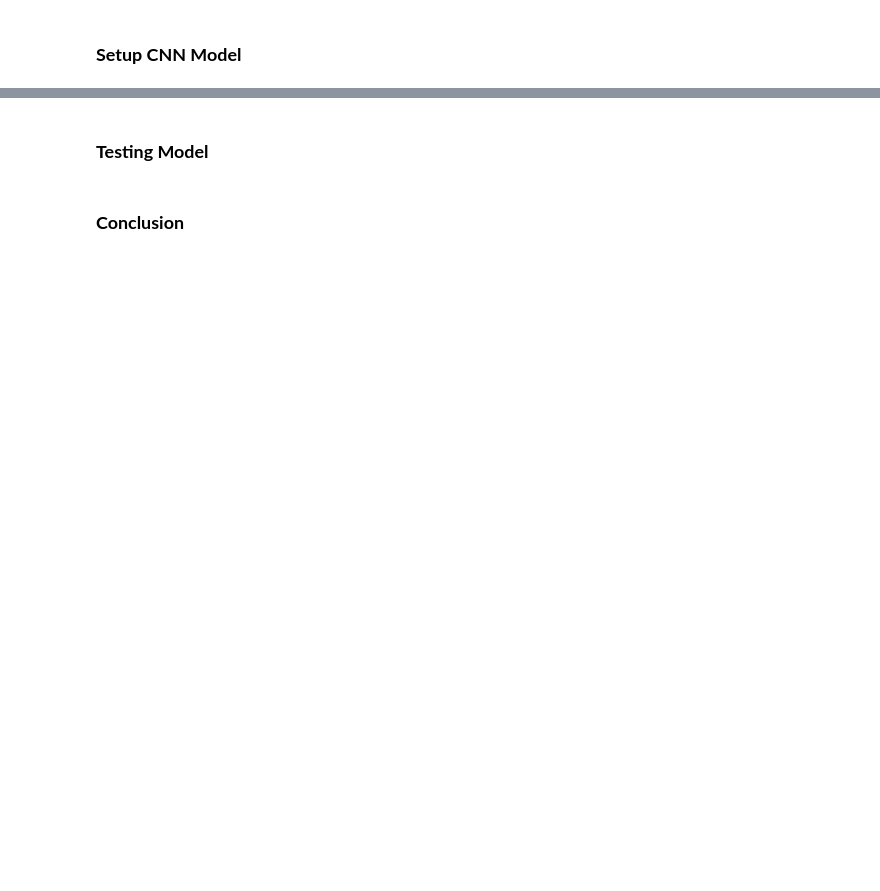
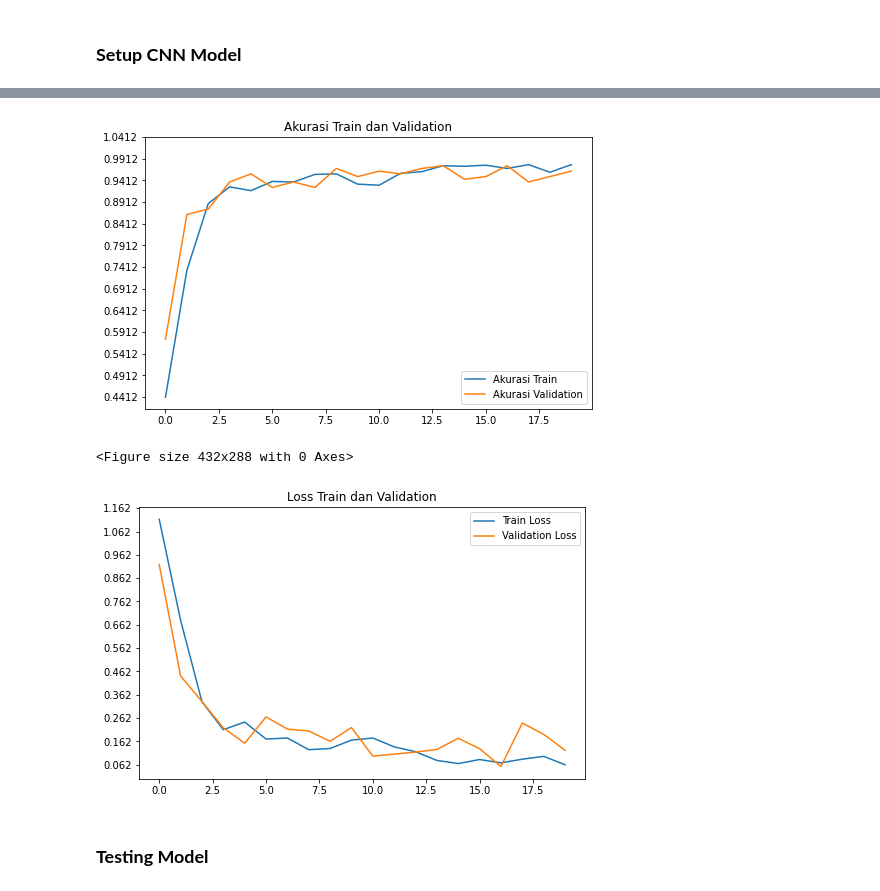
Before and after one commit to ShinyQ/CNN_Rock-Paper-Scissor-Classification, a Jupyter notebook: Rock_Paper_Scissor_Image_Classification.ipynb, the cells around one changed output, grey strips where cells are left out. Drawn from its saved outputs; the diff is of its cells as text; code cells hidden in the pictures; blank space fills up the shorter version.

```diff
--- a/Rock_Paper_Scissor_Image_Classification.ipynb
+++ b/Rock_Paper_Scissor_Image_Classification.ipynb
@@ -21,0 +241,6 @@ Email : kurniadiwijaya@student.telkomuniversity.ac.id
+# %%
+model.compile(
+    loss = 'categorical_crossentropy',
+    optimizer = tf.optimizers.Adam(),
+    metrics = ['accuracy']
+)
@@ -23,0 +269,9 @@ Email : kurniadiwijaya@student.telkomuniversity.ac.id
+# %%
+result = model.fit(
+    train_generator,
+    steps_per_epoch = 25,
+    epochs = 20,
+    validation_data=validation_generator,
+    validation_steps = 5,
+    verbose = 2
+)
@@ -24,4 +296,31 @@ Email : kurniadiwijaya@student.telkomuniversity.ac.id
+# %%
+acc = result.history['accuracy']
+val_acc = result.history['val_accuracy']
+
+loss = result.history['loss']
+val_loss = result.history['val_loss']
+
+epochs = result.epoch
+
+plt.figure(figsize=(8, 5))
+plt.plot(epochs, acc, label='Akurasi Train')
+plt.plot(epochs, val_acc, label='Akurasi Validation')
+plt.title('Akurasi Train dan Validation')
+plt.yticks(np.arange(min(acc), max(acc)+0.1, 0.05))
+plt.legend()
+plt.figure()
+plt.show()
+
+plt.figure(figsize=(8, 5))
+plt.plot(epochs, loss, label='Train Loss')
+plt.plot(epochs, val_loss, label='Validation Loss')
+plt.title('Loss Train dan Validation')
+plt.yticks(np.arange(min(loss), max(loss)+0.1, 0.1))
+plt.legend()
+plt.show()
+# %% [output]
+[figure, added]
+<Figure size 432x288 with 0 Axes>
+[figure, added]
 # %% [markdown]
 ### **Testing Model**
-# %% [markdown]
-### **Conclusion**
```
Also changed, not shown: parts of 21 cells of this notebook.
